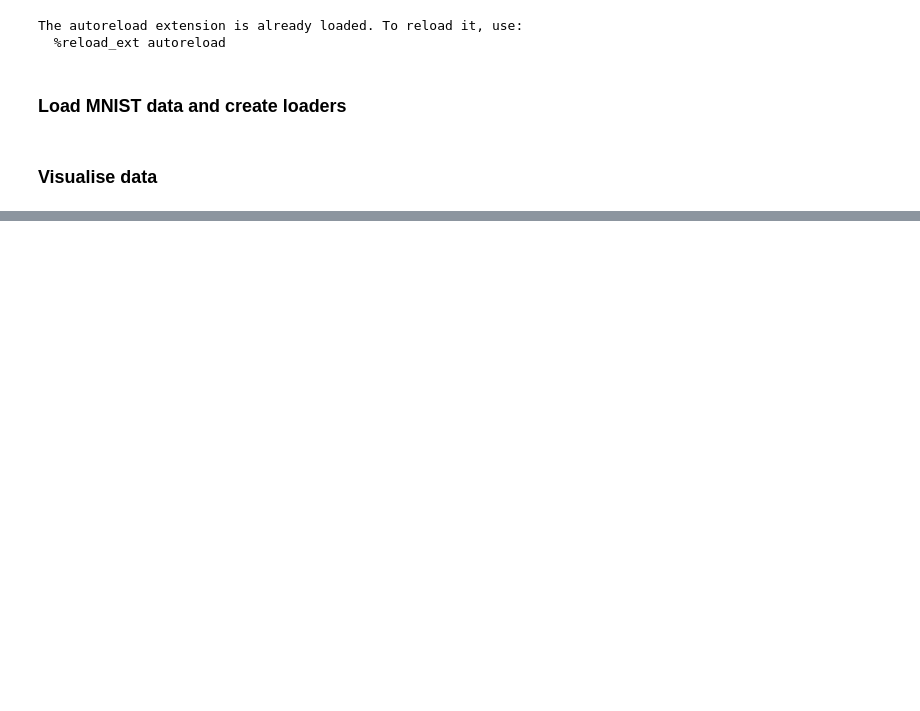
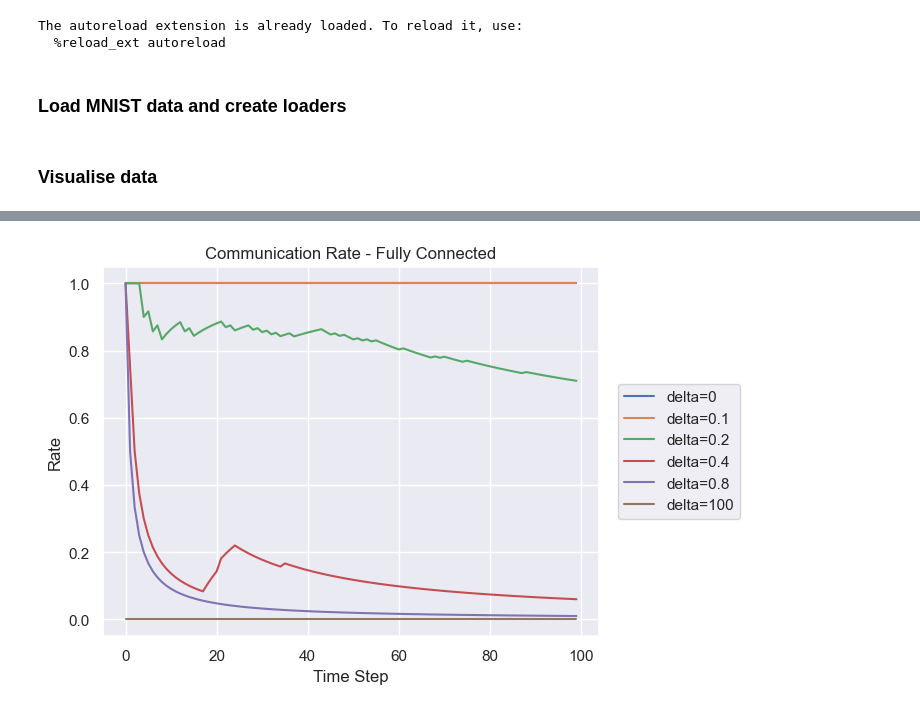
Before and after one commit to michael-cummins/FedBack, a Jupyter notebook: experiments/mnist_torch.ipynb, the cells around one changed output, grey strips where cells are left out. Saved outputs shown, nothing was run; the diff lists cells and outputs as text; code cells hidden in the pictures; blank space fills up the shorter version.

```diff
--- a/experiments/mnist_torch.ipynb
+++ b/experiments/mnist_torch.ipynb
@@ -5,12 +5,14 @@
 import torch
 import torch.nn as nn
 from torchvision import datasets, transforms
-from tqdm import tqdm
 import matplotlib.pyplot as plt
+import numpy as np
 from admm.agents import FedConsensus
 from admm.servers import EventADMM
-from admm.models import FCNet
-from admm.utils import add_params, average_params, sum_params
+from admm.models import FCNet, CNN
+from admm.utils import average_params, split_dataset
+import seaborn as sns
+sns.set_theme()
 
 %matplotlib inline
 # %% [output]
@@ -110,0 +154,10 @@ model2 test = 0.9960536700868192
+# %%
+for rate, delta in zip(rates_per_delta_fc, deltas_fc):
+    plt.plot(T, rate, label=f'delta={delta}')
+plt.legend(loc='center right', bbox_to_anchor=(1.3, 0.5))
+plt.xlabel('Time Step')
+plt.ylabel('Rate')
+plt.title('Communication Rate - Fully Connected')
+plt.show()
+# %% [output]
+[figure, added]
```
Also changed, not shown: parts of 16 cells of this notebook, 4 other files.
